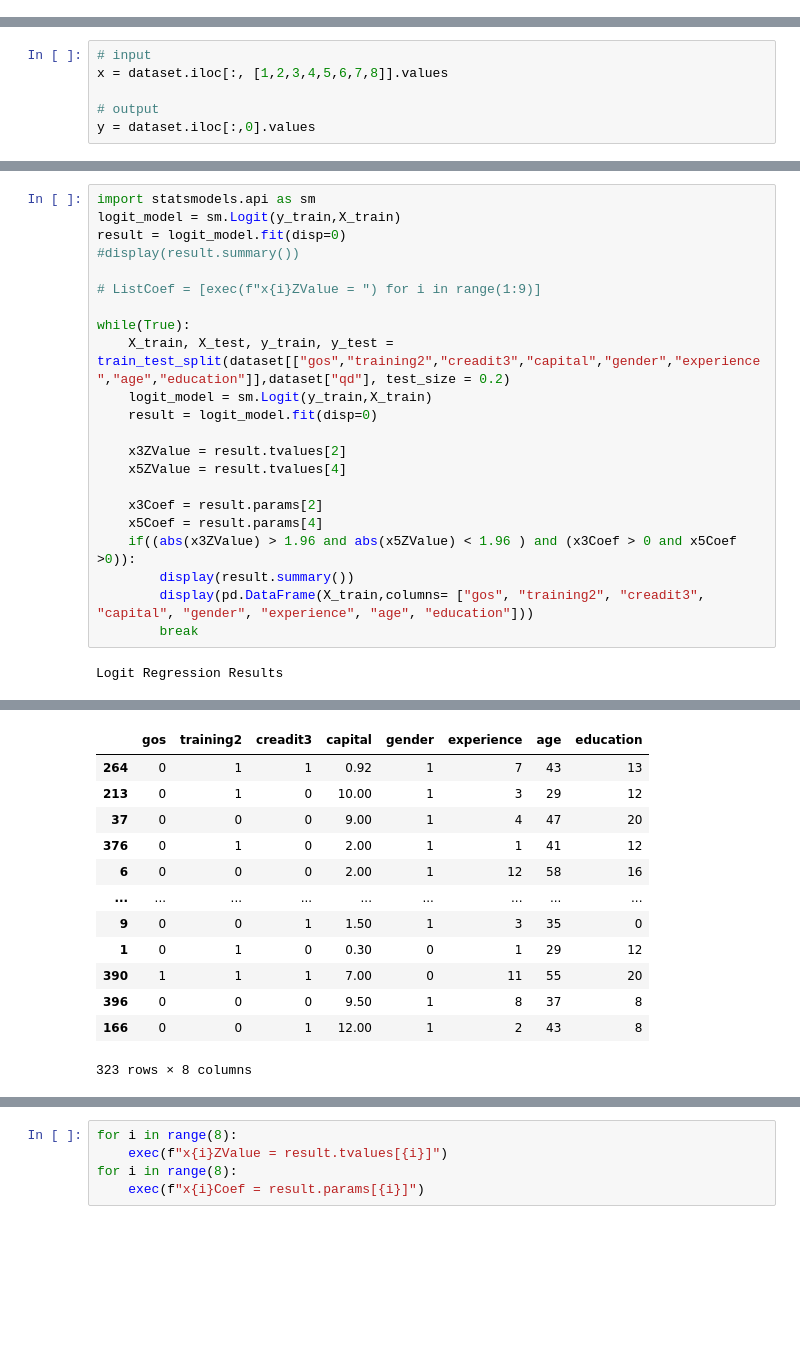
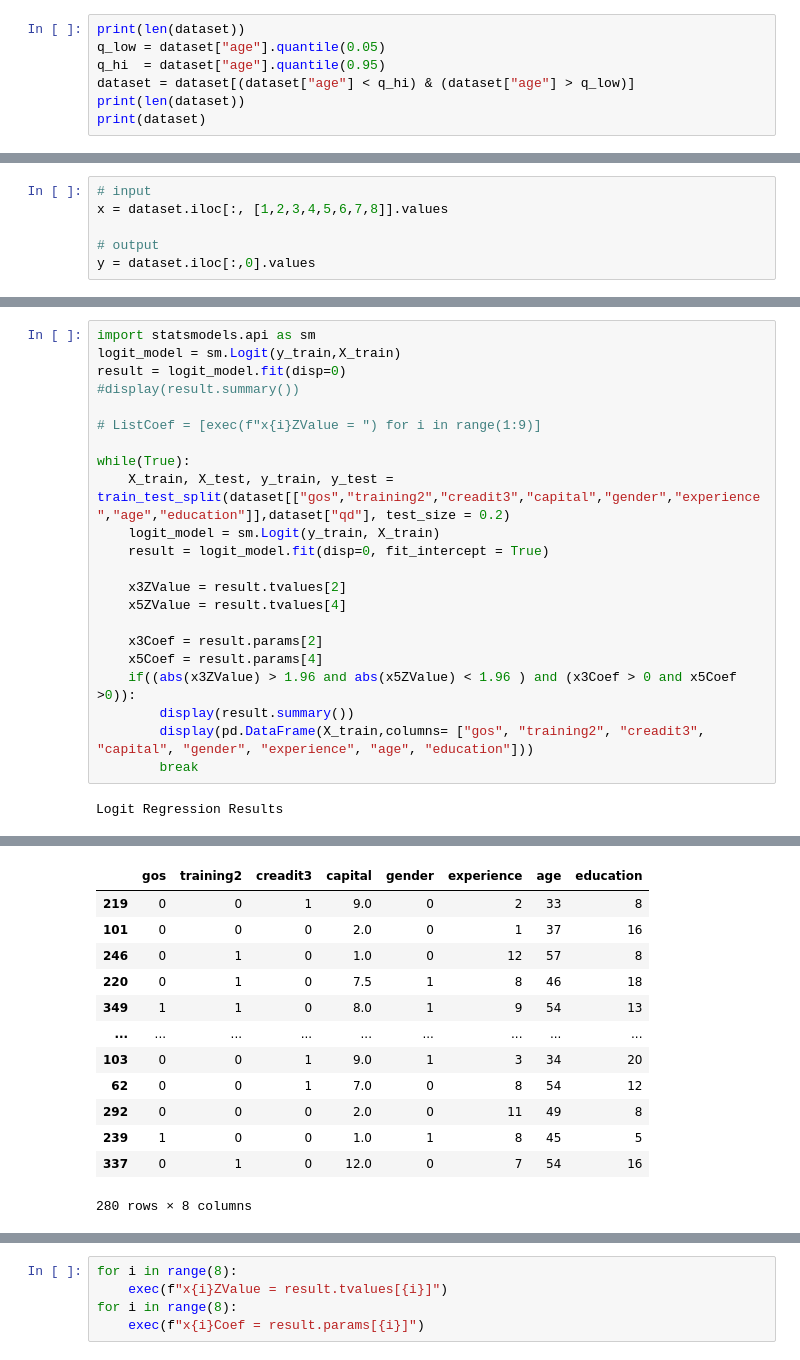
Before and after one commit to tnvuhai/LogisticsRegressionMedical, a Jupyter notebook: test.ipynb, the cells around one changed output, grey strips where cells are left out. Drawn from its saved outputs; the diff is of its cells as text; blank space fills up the shorter version.

Commit message:
Update new function and request
Use quantile to filter outlier
Add the intercept in LR equation
Able to change the column in easy way

```diff
--- a/test.ipynb
+++ b/test.ipynb
@@ -18,0 +19,7 @@ dataset.head(10)
+# %%
+print(len(dataset))
+q_low = dataset["age"].quantile(0.05)
+q_hi  = dataset["age"].quantile(0.95)
+dataset = dataset[(dataset["age"] < q_hi) & (dataset["age"] > q_low)]
+print(len(dataset))
+print(dataset)
@@ -75,8 +96,8 @@ result = logit_model.fit(disp=0)
 
 while(True):
     X_train, X_test, y_train, y_test = train_test_split(dataset[["gos","training2","creadit3","capital","gender","experience","age","education"]],dataset["qd"], test_size = 0.2)
-    logit_model = sm.Logit(y_train,X_train)
-    result = logit_model.fit(disp=0)
+    logit_model = sm.Logit(y_train, X_train)
+    result = logit_model.fit(disp=0, fit_intercept = True)
 
     x3ZValue = result.tvalues[2]
     x5ZValue = result.tvalues[4]
@@ -108,13 +129,13 @@ Logit Regression Results
 |  | gos | training2 | creadit3 | capital | gender | experience | age | education |
-| 264 | 0 | 1 | 1 | 0.92 | 1 | 7 | 43 | 13 |
-| 213 | 0 | 1 | 0 | 10.00 | 1 | 3 | 29 | 12 |
-| 37 | 0 | 0 | 0 | 9.00 | 1 | 4 | 47 | 20 |
-| 376 | 0 | 1 | 0 | 2.00 | 1 | 1 | 41 | 12 |
-| 6 | 0 | 0 | 0 | 2.00 | 1 | 12 | 58 | 16 |
+| 219 | 0 | 0 | 1 | 9.0 | 0 | 2 | 33 | 8 |
+| 101 | 0 | 0 | 0 | 2.0 | 0 | 1 | 37 | 16 |
+| 246 | 0 | 1 | 0 | 1.0 | 0 | 12 | 57 | 8 |
+| 220 | 0 | 1 | 0 | 7.5 | 1 | 8 | 46 | 18 |
+| 349 | 1 | 1 | 0 | 8.0 | 1 | 9 | 54 | 13 |
 | ... | ... | ... | ... | ... | ... | ... | ... | ... |
-| 9 | 0 | 0 | 1 | 1.50 | 1 | 3 | 35 | 0 |
-| 1 | 0 | 1 | 0 | 0.30 | 0 | 1 | 29 | 12 |
-| 390 | 1 | 1 | 1 | 7.00 | 0 | 11 | 55 | 20 |
-| 396 | 0 | 0 | 0 | 9.50 | 1 | 8 | 37 | 8 |
-| 166 | 0 | 0 | 1 | 12.00 | 1 | 2 | 43 | 8 |
+| 103 | 0 | 0 | 1 | 9.0 | 1 | 3 | 34 | 20 |
+| 62 | 0 | 0 | 1 | 7.0 | 0 | 8 | 54 | 12 |
+| 292 | 0 | 0 | 0 | 2.0 | 0 | 11 | 49 | 8 |
+| 239 | 1 | 0 | 0 | 1.0 | 1 | 8 | 45 | 5 |
+| 337 | 0 | 1 | 0 | 12.0 | 0 | 7 | 54 | 16 |
-323 rows × 8 columns
+280 rows × 8 columns
```
Also changed, not shown: parts of 10 cells of this notebook, 5 other files.
